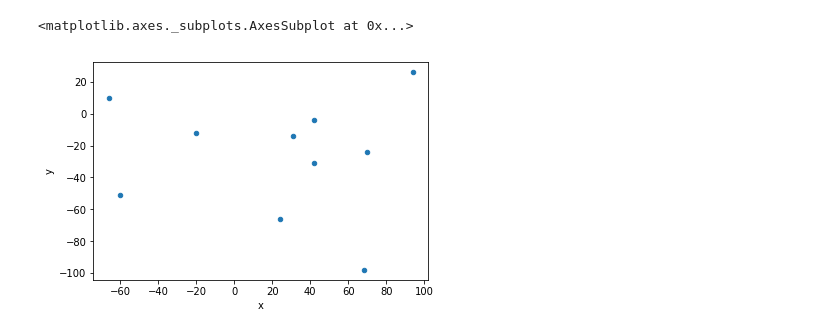
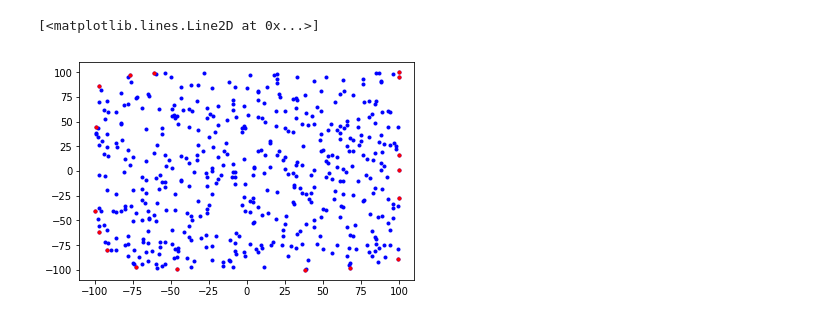
Before and after one commit to Viraj3f/CMPE365, a Jupyter notebook: lab3/plotting.ipynb, the cells around one changed output. Drawn from its saved outputs; the diff is of its cells as text; code cells hidden in the pictures.

Commit message:
Finish part3

```diff
--- a/lab3/plotting.ipynb
+++ b/lab3/plotting.ipynb
@@ -32,5 +15,9 @@ df
-# %%
-df.plot(x='x', y='y', kind='scatter')
-# %% [output]
-<matplotlib.axes._subplots.AxesSubplot at 0x...>
-[figure, removed]
+# %%
+df = pd.read_csv('./part1_graph2.txt')
+isCH = df.loc[df['isCH'] == 1]
+others = df.loc[df['isCH'] == 0]
+plt.plot(others['x'], others['y'], 'b.')
+plt.plot(isCH['x'], isCH['y'], 'r.')
+# %% [output]
+[<matplotlib.lines.Line2D at 0x...>]
+[figure, added]
```
Also changed, not shown: parts of 10 cells of this notebook, 9 other files.
